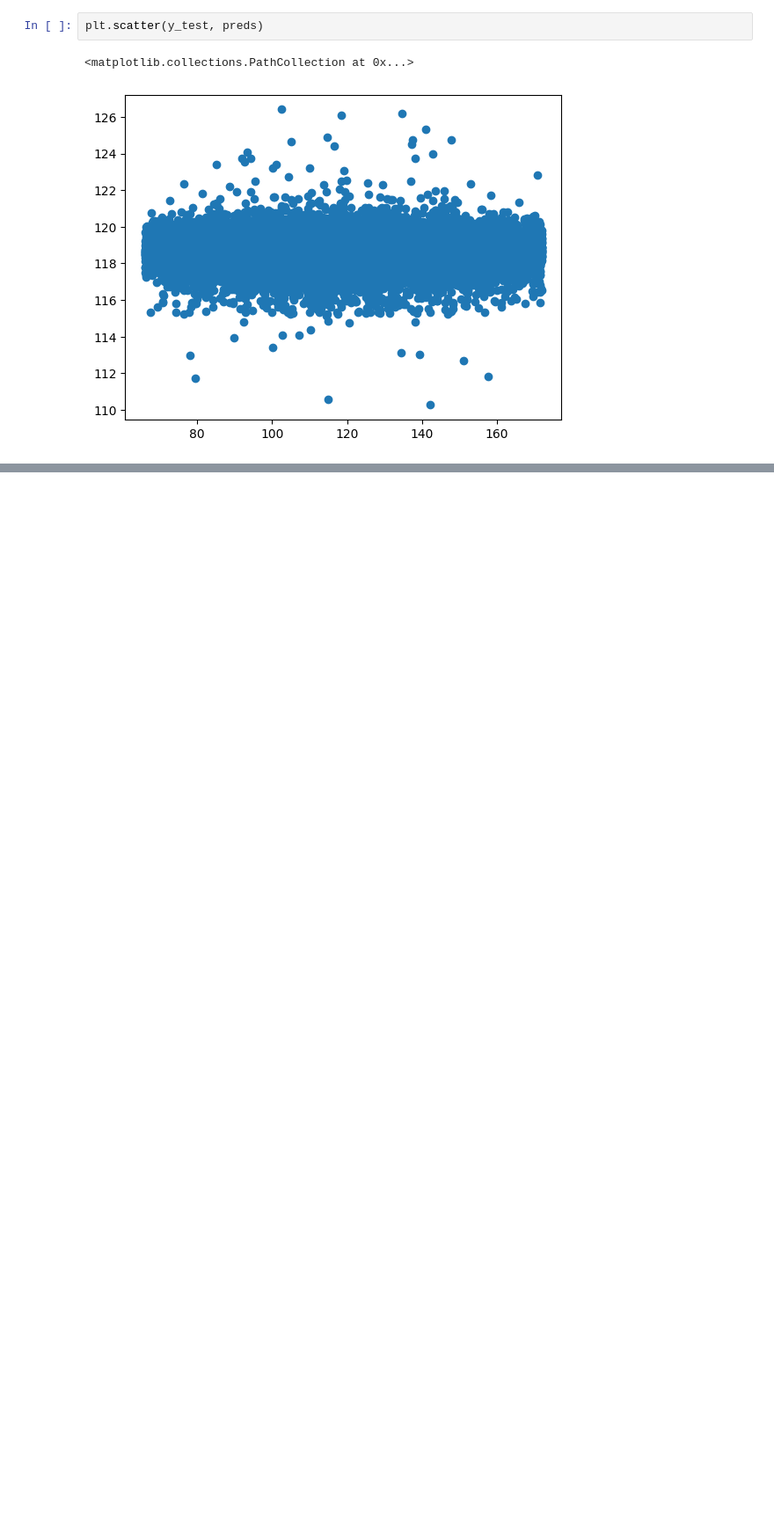
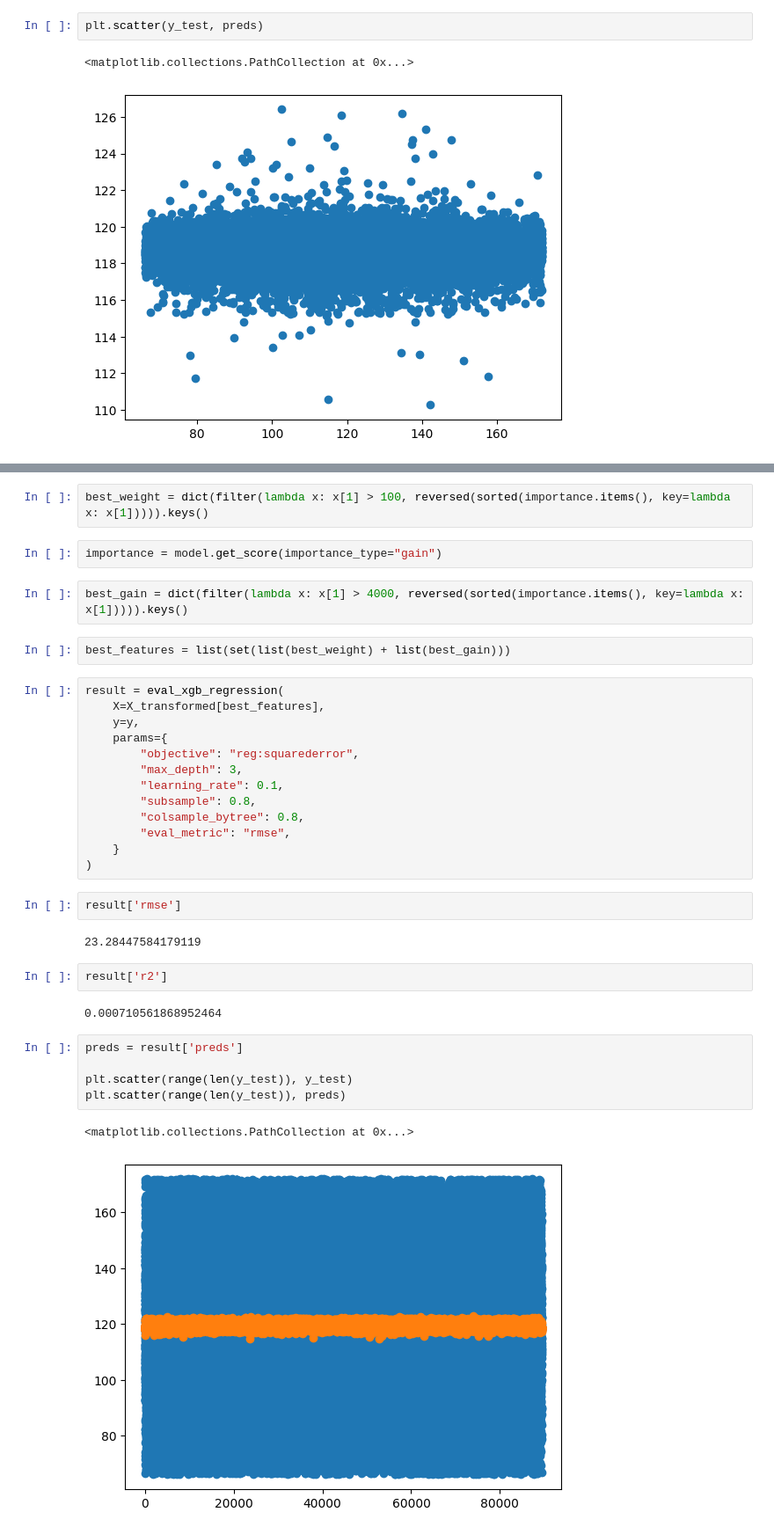
Before and after one commit to owczr/predicting-the-beats-per-minute, a Jupyter notebook: xgb_modelling.ipynb, the cells around one changed output, grey strips where cells are left out. Shown: that part at 88% size. Saved outputs shown, nothing was run; the diff lists cells and outputs as text; blank space fills up the shorter version.

```diff
--- a/xgb_modelling.ipynb
+++ b/xgb_modelling.ipynb
@@ -393,0 +503,37 @@ plt.scatter(y_test, preds)
+# %%
+best_weight = dict(filter(lambda x: x[1] > 100, reversed(sorted(importance.items(), key=lambda x: x[1])))).keys()
+# %%
+importance = model.get_score(importance_type="gain")
+# %%
+best_gain = dict(filter(lambda x: x[1] > 4000, reversed(sorted(importance.items(), key=lambda x: x[1])))).keys()
+# %%
+best_features = list(set(list(best_weight) + list(best_gain)))
+# %%
+result = eval_xgb_regression(
+    X=X_transformed[best_features],
+    y=y,
+    params={
+        "objective": "reg:squarederror",
+        "max_depth": 3,
+        "learning_rate": 0.1,
+        "subsample": 0.8,
+        "colsample_bytree": 0.8,
+        "eval_metric": "rmse",
+    }
+)
+# %%
+result['rmse']
+# %% [output]
+23.28447584179119
+# %%
+result['r2']
+# %% [output]
+0.000710561868952464
+# %%
+preds = result['preds']
+
+plt.scatter(range(len(y_test)), y_test)
+plt.scatter(range(len(y_test)), preds)
+# %% [output]
+<matplotlib.collections.PathCollection at 0x...>
+[figure, added]
```
Also changed, not shown: parts of 30 cells of this notebook.
